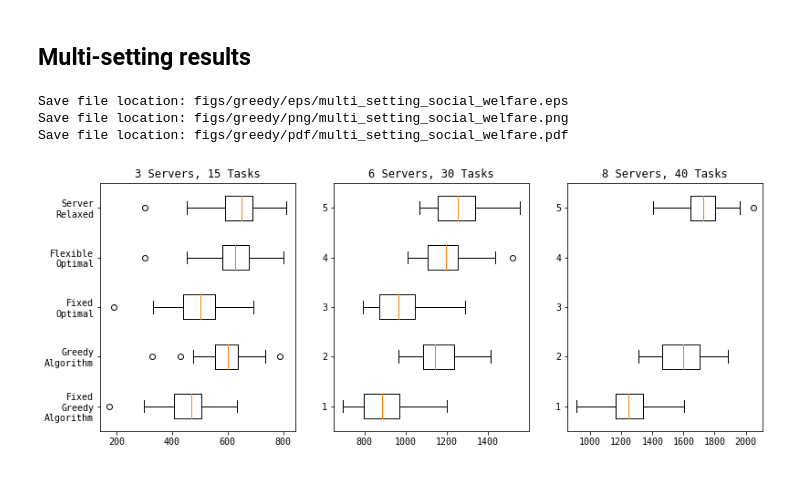
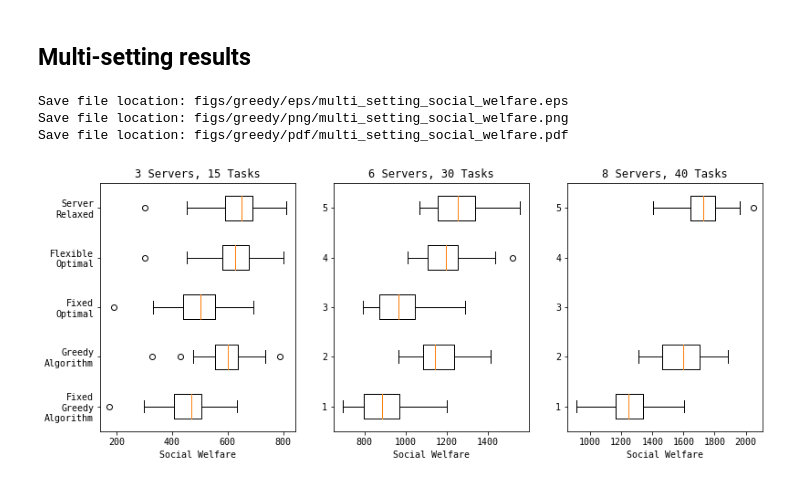
Before and after one commit to pseudo-rnd-thoughts/Elastic-Resource-Allocation, a Jupyter notebook: analysis/greedy.ipynb, the cells around one changed output. Cells and saved outputs as stored; diff of their text form; code cells hidden in the pictures.

```diff
--- a/analysis/greedy.ipynb
+++ b/analysis/greedy.ipynb
@@ -230,16 +230,19 @@ def collect_data(filename, col, ax, with_optimal=True):
 # %%
 _, (sw_t15_s3_ax, sw_t30_s6_ax, sw_t40_s8_ax) = plt.subplots(1, 3, figsize=(13, 5))
 collect_data('../data/greedy_paper_r_t15_s3_dt07-27_08-49-33.json', 'social welfare', sw_t15_s3_ax)
 sw_t15_s3_ax.set_title('3 Servers, 15 Tasks')
+sw_t15_s3_ax.set_xlabel('Social Welfare')
 sw_t15_s3_ax.set_yticklabels(['Fixed\nGreedy\nAlgorithm', 'Greedy\nAlgorithm',
                               'Fixed\nOptimal', 'Flexible\nOptimal','Server\nRelaxed'])
 collect_data('../data/greedy_paper_r_t30_s6_dt07-27_13-24-29.json', 'social welfare', sw_t30_s6_ax)
 sw_t30_s6_ax.set_title('6 Servers, 30 Tasks')
+sw_t30_s6_ax.set_xlabel('Social Welfare')
 collect_data('../data/greedy_paper_r_t40_s8_dt07-26_08-10-07.json', 'social welfare', sw_t40_s8_ax, with_optimal=False)
 sw_t40_s8_ax.set_title('8 Servers, 40 Tasks')
+sw_t40_s8_ax.set_xlabel('Social Welfare')
 save_plot('multi_setting_social_welfare', 'greedy')
 # %% [output]
 Save file location: figs/greedy/eps/multi_setting_social_welfare.eps
 Save file location: figs/greedy/png/multi_setting_social_welfare.png
 Save file location: figs/greedy/pdf/multi_setting_social_welfare.pdf
-[figure, old version]
+[figure, new version]
```
Also changed, not shown: 8 other files.
